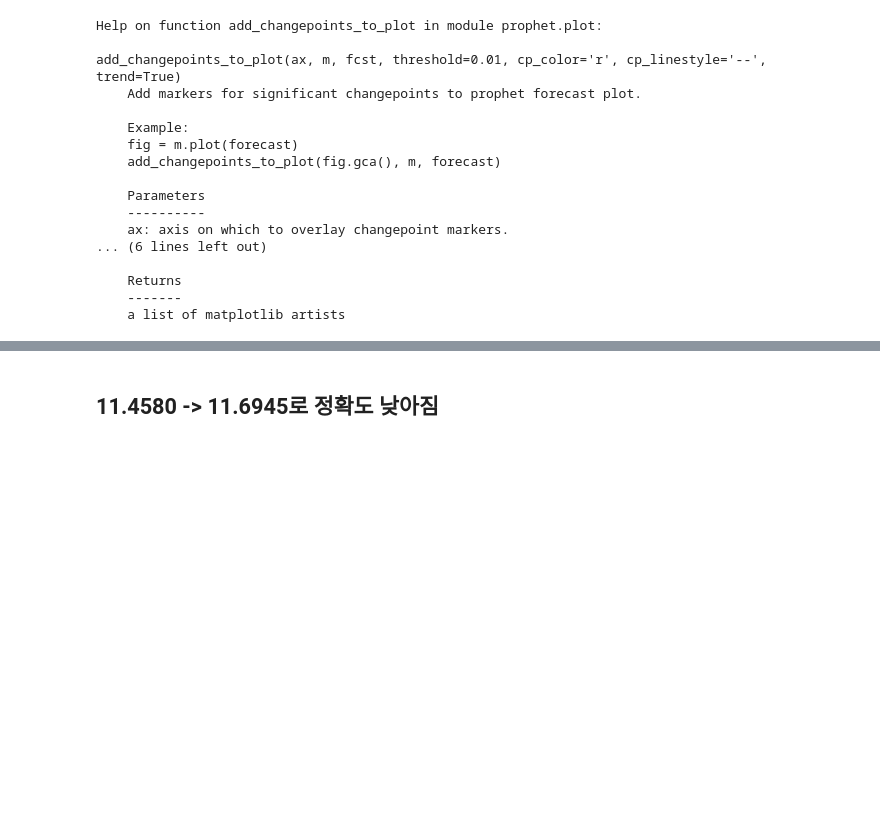
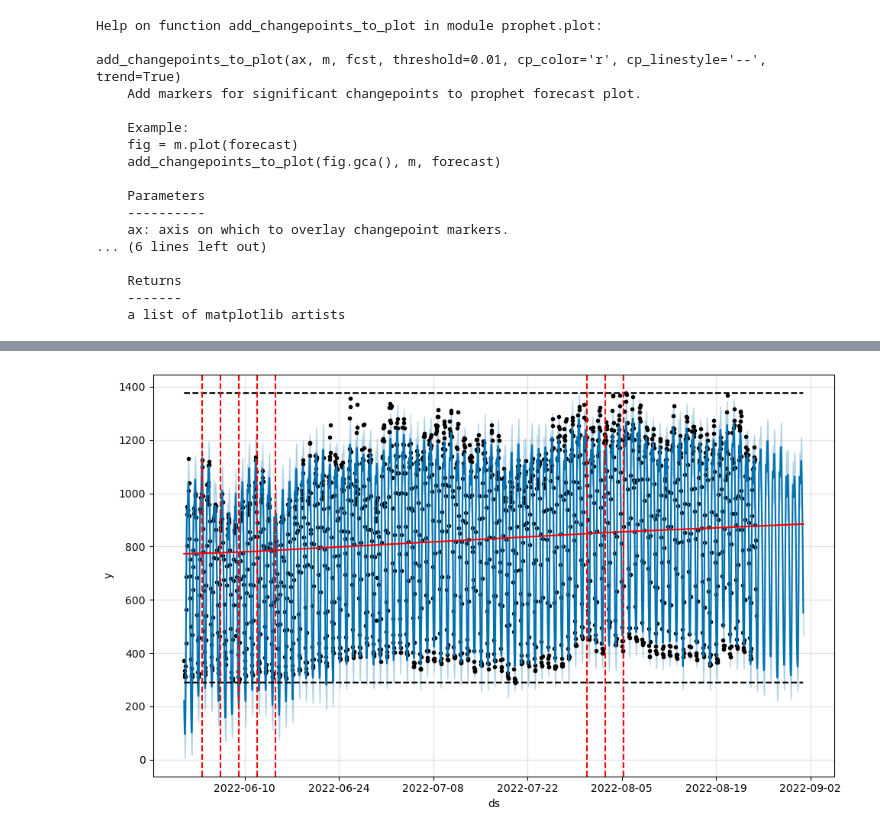
Before and after one commit to Jonghyun-Park1027/Competition3, a Jupyter notebook: Prophet_add_regressor.ipynb, the cells around one changed output, grey strips where cells are left out. Saved outputs shown, nothing was run; the diff lists cells and outputs as text; code cells hidden in the pictures; blank space fills up the shorter version.

```diff
--- a/Prophet_add_regressor.ipynb
+++ b/Prophet_add_regressor.ipynb
@@ -173,4 +170,6 @@ test_submission.set_index("num_date_time",inplace= True)
 # %%
-test_submission.to_csv("results/2023-08-11.csv")
+test_submission.to_csv("results/2023-08-13.csv")
+fig = m.plot(forecast)
+a = add_changepoints_to_plot(fig.gca(), m, forecast)
+# %% [output]
+[figure, added]
-# %% [markdown]
-## 11.4580 -> 11.6945로 정확도 낮아짐
```
Also changed, not shown: parts of 12 cells of this notebook.
